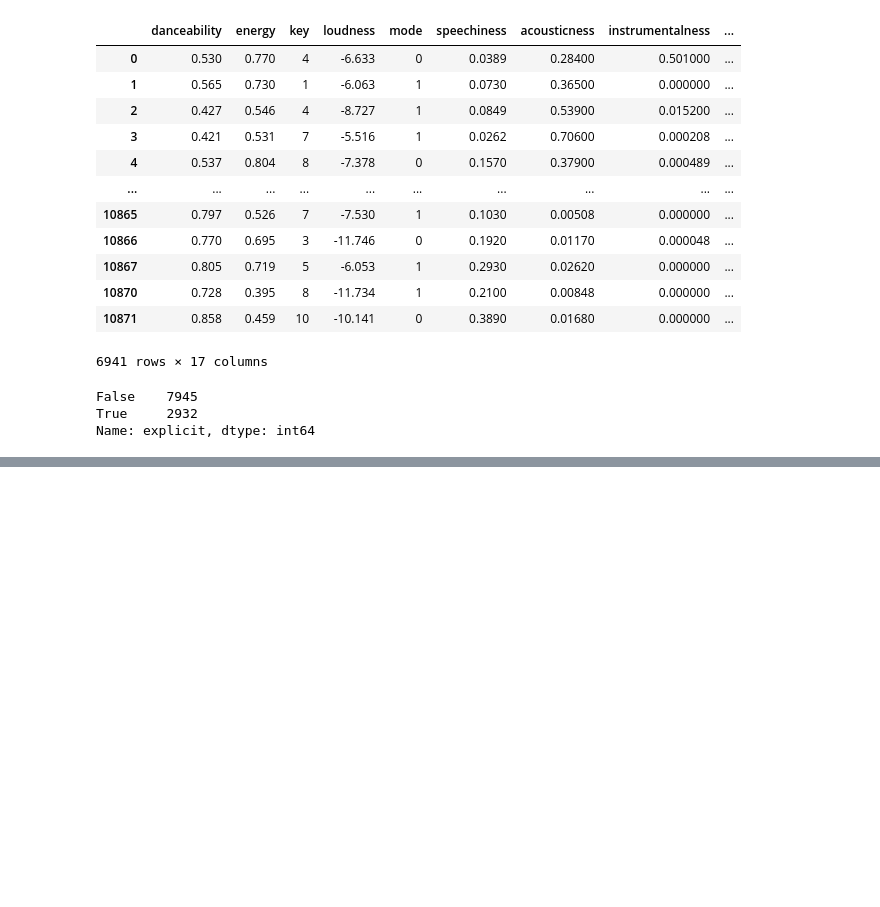
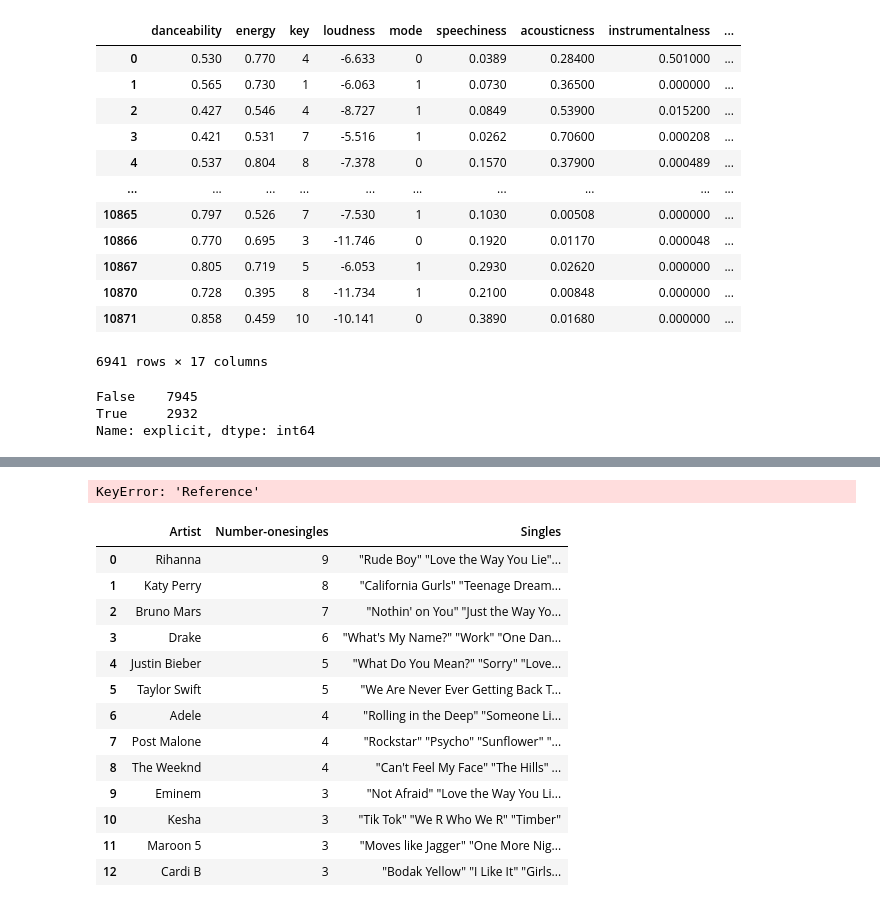
Before and after one commit to jodiambra/Code-Pudding, a Jupyter notebook: notebook.ipynb, the cells around one changed output, grey strips where cells are left out. Drawn from its saved outputs; the diff is of its cells as text; code cells hidden in the pictures; blank space fills up the shorter version.

```diff
--- a/notebook.ipynb
+++ b/notebook.ipynb
@@ -595,0 +651,38 @@ px.histogram(unpopular.instrumentalness)
+# %%
+# Billboard
+URL = 'https://en.wikipedia.org/wiki/List_of_Billboard_Hot_100_number-one_singles_of_the_2010s'
+
+tables = pd.read_html(URL)
+table1 = tables[2]
+
+pd.set_option('display.max_columns', 20)
+pd.set_option('display.width', 1000)
+# %%
+# Number 1 singles
+table1.drop('Reference', axis=1, inplace=True)
+table1
+# %% [output]
+KeyError: 'Reference'
+# %%
+# artists by total number one singles
+tables = pd.read_html(URL)
+table2 = tables[3]
+
+pd.set_option('display.max_columns', 20)
+pd.set_option('display.width', 1000)
+table2
+# %% [output]
+|  | Artist | Number-onesingles | Singles |
+| 0 | Rihanna | 9 | "Rude Boy" "Love the Way You Lie"... |
+| 1 | Katy Perry | 8 | "California Gurls" "Teenage Dream... |
+| 2 | Bruno Mars | 7 | "Nothin' on You" "Just the Way Yo... |
+| 3 | Drake | 6 | "What's My Name?" "Work" "One Dan... |
+| 4 | Justin Bieber | 5 | "What Do You Mean?" "Sorry" "Love... |
+| 5 | Taylor Swift | 5 | "We Are Never Ever Getting Back T... |
+| 6 | Adele | 4 | "Rolling in the Deep" "Someone Li... |
+| 7 | Post Malone | 4 | "Rockstar" "Psycho" "Sunflower" "... |
+| 8 | The Weeknd | 4 | "Can't Feel My Face" "The Hills" ... |
+| 9 | Eminem | 3 | "Not Afraid" "Love the Way You Li... |
+| 10 | Kesha | 3 | "Tik Tok" "We R Who We R" "Timber" |
+| 11 | Maroon 5 | 3 | "Moves like Jagger" "One More Nig... |
+| 12 | Cardi B | 3 | "Bodak Yellow" "I Like It" "Girls... |
```
Also changed, not shown: parts of 5 cells of this notebook.
